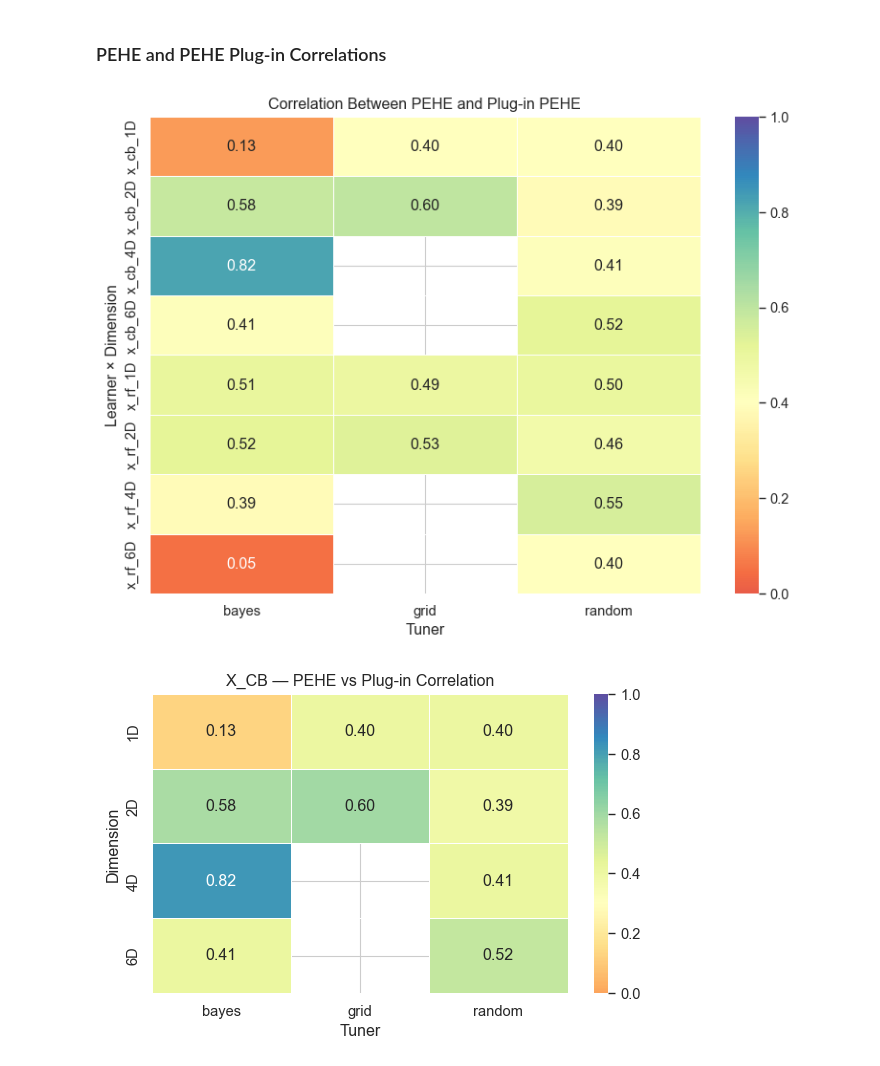
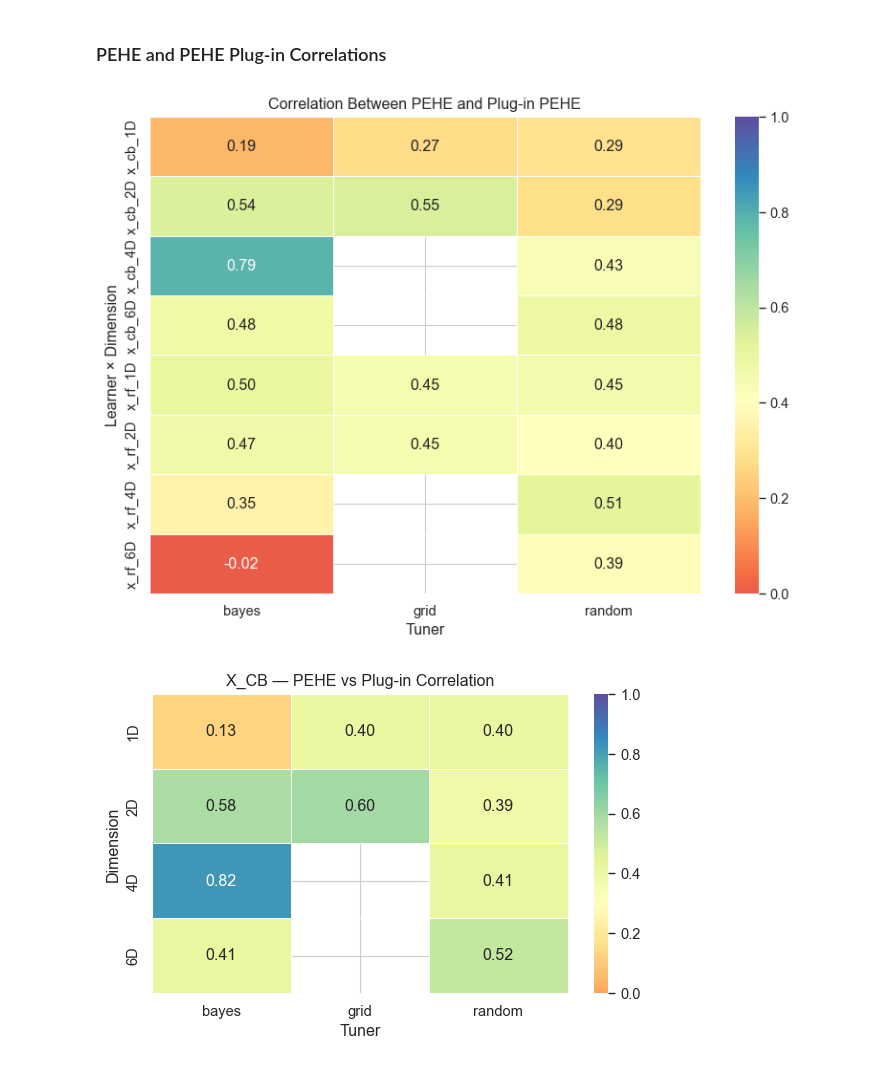
Before and after one commit to gabbymp3/bayesian-tuning-metalearners, a Jupyter notebook: results_vis.ipynb, the cells around one changed output. Drawn from its saved outputs; the diff is of its cells as text; code cells hidden in the pictures.

```diff
--- a/results_vis.ipynb
+++ b/results_vis.ipynb
@@ -13,10 +13,10 @@ sns.set_context("paper", font_scale=1.3)
 ## Results table generation
 # %%
 # Aggregate all summary.csv files from results_R_35
-results_dir = 'results_R_35'
+results_dir = 'results_R_40'
 all_summaries = []
 
-output_dir = "tables"
+output_dir = "tables_40"
 os.makedirs(output_dir, exist_ok=True)
 
 # Iterate through all learners and dimensions
@@ -40,7 +40,7 @@ for learner in os.listdir(results_dir):
 
 # Concatenate + sort by learner, dimension, and tuner
 summary_df = pd.concat(all_summaries, ignore_index=True)
-summary_df = summary_df[['learner', 'dimension', 'tuner', 'pehe_mean', 'pehe_var', 'pehe_plug_mean', 'pehe_plug_var']]
+summary_df = summary_df[['learner', 'dimension', 'tuner', 'pehe_mean', 'pehe_std', 'pehe_plug_mean', 'pehe_plug_std']]
 summary_df = summary_df.sort_values(['learner', 'dimension', 'tuner']).reset_index(drop=True)
 
 # Function to format dataframe with spanning dimension labels
@@ -95,7 +95,7 @@ Preview:
 # %% [markdown]
 ### Aggregate raw results
 # %%
-results_root = "results_R_35"
+results_root = "results_R_40"
 all_results = []
 
 # ----------------------------
@@ -331,7 +331,7 @@ All vertical comparison plots saved.
 ### PEHE and PEHE Plug-in Correlations
 # %%
 
-output_dir = "plots/pehe_proxy_correlation"
+output_dir = "plots_40/pehe_proxy_correlation"
 os.makedirs(output_dir, exist_ok=True)
 
 # ----------------------------
@@ -349,7 +349,7 @@ for learner in all_df["learner"].unique():
             tuner_df = subset[subset["tuner"] == tuner]
 
             # Spearman (ranking consistency)
-            corr, _ = spearmanr(
+            corr, _ = pearsonr(
                 tuner_df["pehe"],
                 tuner_df["pehe_plug"]
             )
@@ -371,35 +371,35 @@ heatmap_df = corr_df.pivot(
     values="correlation"
 )
 
 # Optional: sort rows nicely
 heatmap_df = heatmap_df.sort_index()
 
 # ----------------------------
 # Plot heatmap
 # ----------------------------
 plt.figure(figsize=(8, 6))
 sns.set_context("paper", font_scale=1.2)
 
 sns.heatmap(
     heatmap_df,
     annot=True,
     fmt=".2f",
     cmap="Spectral",
     center=0.4,          # centers color around strong correlation
     vmin=0,
     vmax=1,
     linewidths=0.5
 )
 
 plt.title("Correlation Between PEHE and Plug-in PEHE")
 plt.xlabel("Tuner")
 plt.ylabel("Learner × Dimension")
 
 plt.tight_layout()
-plt.savefig(f"{output_dir}/pehe_proxy_correlation_heatmap.png", dpi=300)
+plt.savefig(f"{output_dir}/pehe_proxy_correlation_heatmap_pearson.png", dpi=300)
 plt.show()
 # %% [output]
-[figure, old version]
+[figure, new version]
 # %%
 # ----------------------------
 # Compute correlations
```
Also changed, not shown: parts of 9 cells of this notebook, 31 other files.
